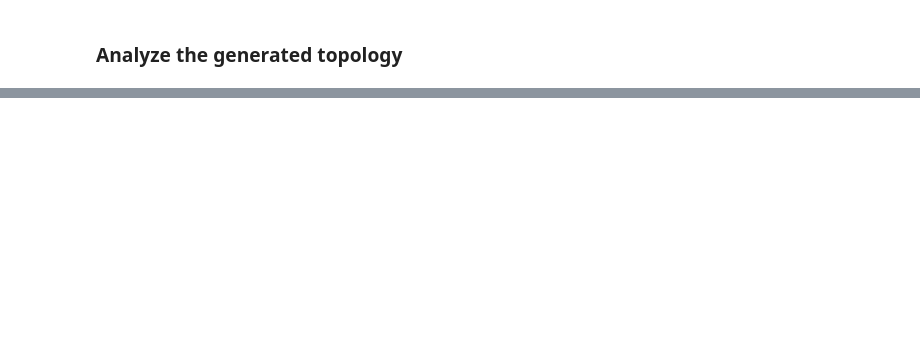
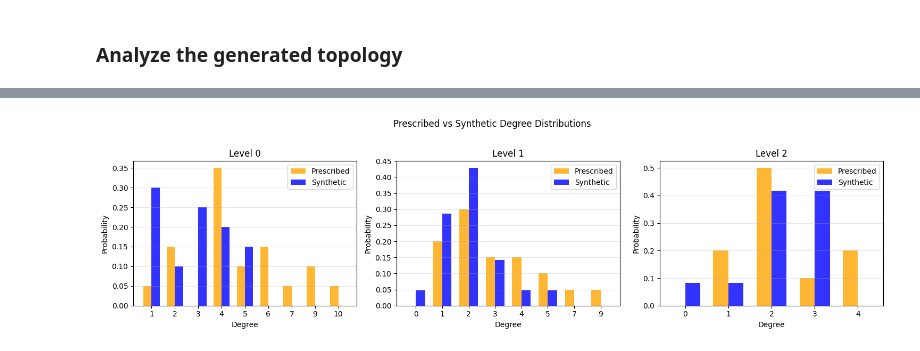
Before and after one commit to cookbook-ms/Chung_Lu_Chain-synthesizer, a Jupyter notebook: examples/TopologyGeneration.ipynb, the cells around one changed output, grey strips where cells are left out. Saved outputs shown, nothing was run; the diff lists cells and outputs as text; code cells hidden in the pictures; blank space fills up the shorter version.

```diff
--- a/examples/TopologyGeneration.ipynb
+++ b/examples/TopologyGeneration.ipynb
@@ -181,0 +224,37 @@ Analysis Complete.
+# %%
+from collections import Counter
+
+n_levels = len(params['degrees_by_level'])
+fig, axes = plt.subplots(1, n_levels, figsize=(5 * n_levels, 4))
+if n_levels == 1:
+    axes = [axes]
+
+for level, ax in enumerate(axes):
+    prescribed = params['degrees_by_level'][level]
+    actual = [d for _, d in grid_graph.level(level).degree()]
+
+    # Compute probabilities
+    c_pre = Counter(prescribed)
+    c_act = Counter(actual)
+    all_k = sorted(set(list(c_pre.keys()) + list(c_act.keys())))
+
+    p_pre = [c_pre.get(k, 0) / len(prescribed) for k in all_k]
+    p_act = [c_act.get(k, 0) / len(actual) for k in all_k]
+
+    width = 0.35
+    x = np.arange(len(all_k))
+    ax.bar(x - width/2, p_pre, width, label='Prescribed', color='orange', alpha=0.8)
+    ax.bar(x + width/2, p_act, width, label='Synthetic', color='blue', alpha=0.8)
+    ax.set_xticks(x)
+    ax.set_xticklabels(all_k)
+    ax.set_xlabel('Degree')
+    ax.set_ylabel('Probability')
+    ax.set_title(f'Level {level}')
+    ax.legend()
+    ax.grid(True, alpha=0.3, axis='y')
+
+plt.suptitle('Prescribed vs Synthetic Degree Distributions', y=1.02)
+plt.tight_layout()
+plt.show()
+# %% [output]
+[figure, added]
```
Also changed, not shown: parts of 8 cells of this notebook, 7 other files.
